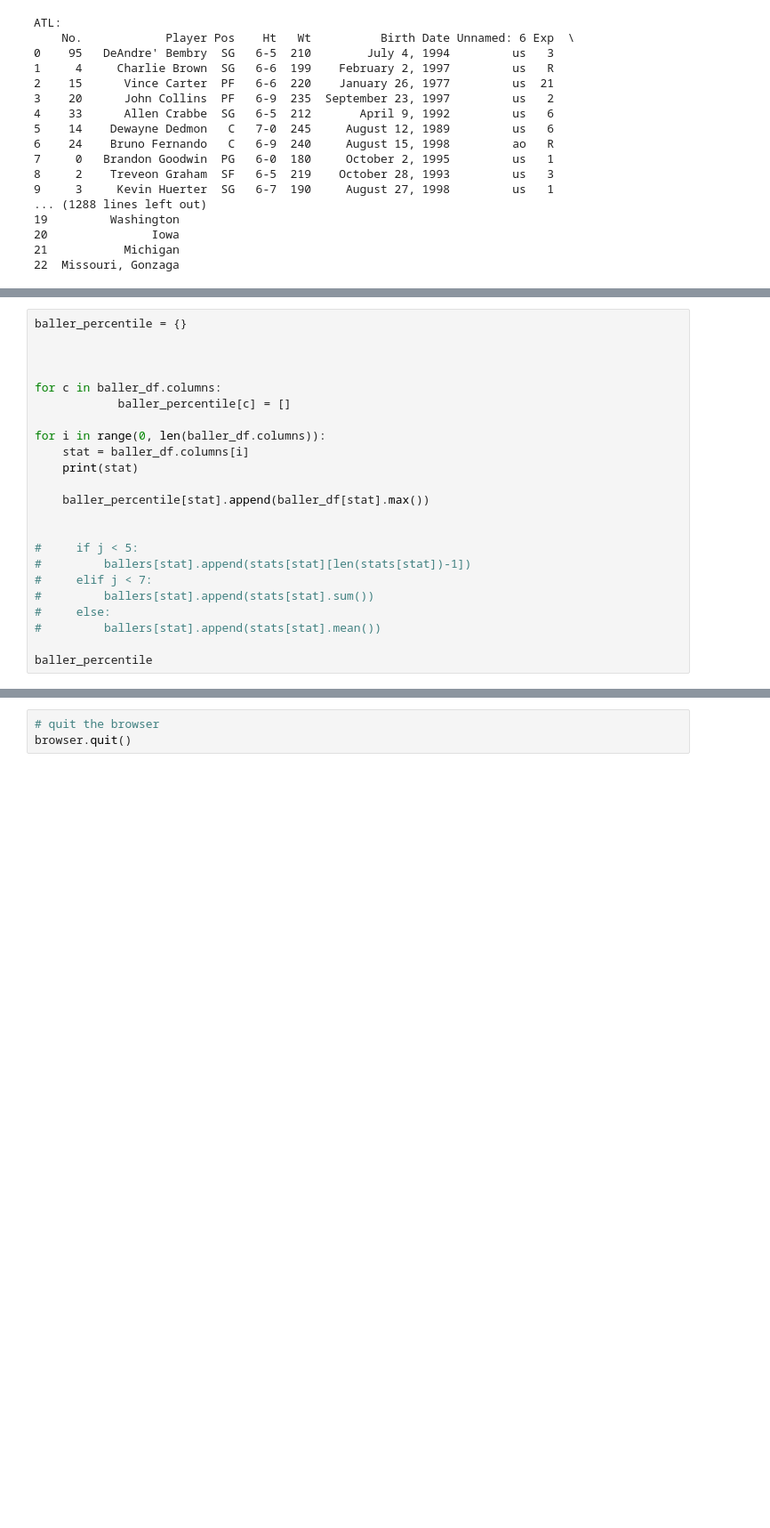
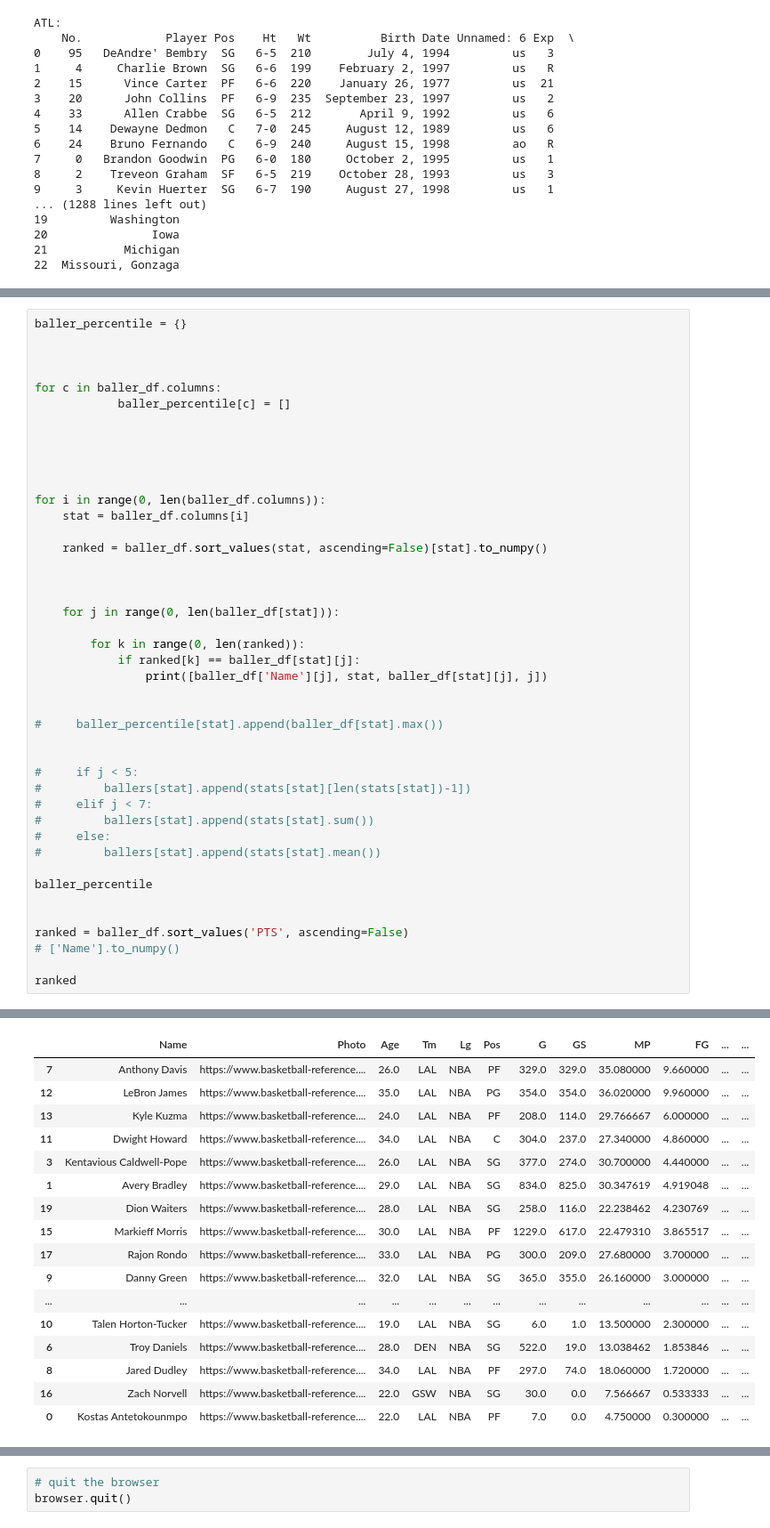
Before and after one commit to d-jenkins/Project_NBA, a Jupyter notebook: nbascrape.ipynb, the cells around one changed output, grey strips where cells are left out. Shown at 89% size. Drawn from its saved outputs; the diff is of its cells as text; blank space fills up the shorter version.

```diff
--- a/nbascrape.ipynb
+++ b/nbascrape.ipynb
@@ -169,11 +180,25 @@ baller_percentile = {}
 for c in baller_df.columns:
             baller_percentile[c] = []
 
+
+
+
+
 for i in range(0, len(baller_df.columns)):
     stat = baller_df.columns[i]
-    print(stat)
 
-    baller_percentile[stat].append(baller_df[stat].max())
+    ranked = baller_df.sort_values(stat, ascending=False)[stat].to_numpy()
+
+
+
+    for j in range(0, len(baller_df[stat])):
+
+        for k in range(0, len(ranked)):
+            if ranked[k] == baller_df[stat][j]:
+                print([baller_df['Name'][j], stat, baller_df[stat][j], j])
+
+
+#     baller_percentile[stat].append(baller_df[stat].max())
 
 
 #     if j < 5:
@@ -184,4 +209,10 @@ for i in range(0, len(baller_df.columns)):
 #         ballers[stat].append(stats[stat].mean())
 
 baller_percentile
+
+
+ranked = baller_df.sort_values('PTS', ascending=False)
+# ['Name'].to_numpy()
+
+ranked
 # %% [output]
@@ -204,0 +236,17 @@ VORP
+|  | Name | Photo | Age | Tm | Lg | Pos | G | GS | MP | FG | ... | ... |
+| 7 | Anthony Davis | https://www.basketball-reference.... | 26.0 | LAL | NBA | PF | 329.0 | 329.0 | 35.080000 | 9.660000 | ... | ... |
+| 12 | LeBron James | https://www.basketball-reference.... | 35.0 | LAL | NBA | PG | 354.0 | 354.0 | 36.020000 | 9.960000 | ... | ... |
+| 13 | Kyle Kuzma | https://www.basketball-reference.... | 24.0 | LAL | NBA | PF | 208.0 | 114.0 | 29.766667 | 6.000000 | ... | ... |
+| 11 | Dwight Howard | https://www.basketball-reference.... | 34.0 | LAL | NBA | C | 304.0 | 237.0 | 27.340000 | 4.860000 | ... | ... |
+| 3 | Kentavious Caldwell-Pope | https://www.basketball-reference.... | 26.0 | LAL | NBA | SG | 377.0 | 274.0 | 30.700000 | 4.440000 | ... | ... |
+| 1 | Avery Bradley | https://www.basketball-reference.... | 29.0 | LAL | NBA | SG | 834.0 | 825.0 | 30.347619 | 4.919048 | ... | ... |
+| 19 | Dion Waiters | https://www.basketball-reference.... | 28.0 | LAL | NBA | SG | 258.0 | 116.0 | 22.238462 | 4.230769 | ... | ... |
+| 15 | Markieff Morris | https://www.basketball-reference.... | 30.0 | LAL | NBA | PF | 1229.0 | 617.0 | 22.479310 | 3.865517 | ... | ... |
+| 17 | Rajon Rondo | https://www.basketball-reference.... | 33.0 | LAL | NBA | PG | 300.0 | 209.0 | 27.680000 | 3.700000 | ... | ... |
+| 9 | Danny Green | https://www.basketball-reference.... | 32.0 | LAL | NBA | SG | 365.0 | 355.0 | 26.160000 | 3.000000 | ... | ... |
+| ... | ... | ... | ... | ... | ... | ... | ... | ... | ... | ... | ... | ... |
+| 10 | Talen Horton-Tucker | https://www.basketball-reference.... | 19.0 | LAL | NBA | SG | 6.0 | 1.0 | 13.500000 | 2.300000 | ... | ... |
+| 6 | Troy Daniels | https://www.basketball-reference.... | 28.0 | DEN | NBA | SG | 522.0 | 19.0 | 13.038462 | 1.853846 | ... | ... |
+| 8 | Jared Dudley | https://www.basketball-reference.... | 34.0 | LAL | NBA | PF | 297.0 | 74.0 | 18.060000 | 1.720000 | ... | ... |
+| 16 | Zach Norvell | https://www.basketball-reference.... | 22.0 | GSW | NBA | SG | 30.0 | 0.0 | 7.566667 | 0.533333 | ... | ... |
+| 0 | Kostas Antetokounmpo | https://www.basketball-reference.... | 22.0 | LAL | NBA | PF | 7.0 | 0.0 | 4.750000 | 0.300000 | ... | ... |
```
Also changed, not shown: parts of 13 cells of this notebook.
